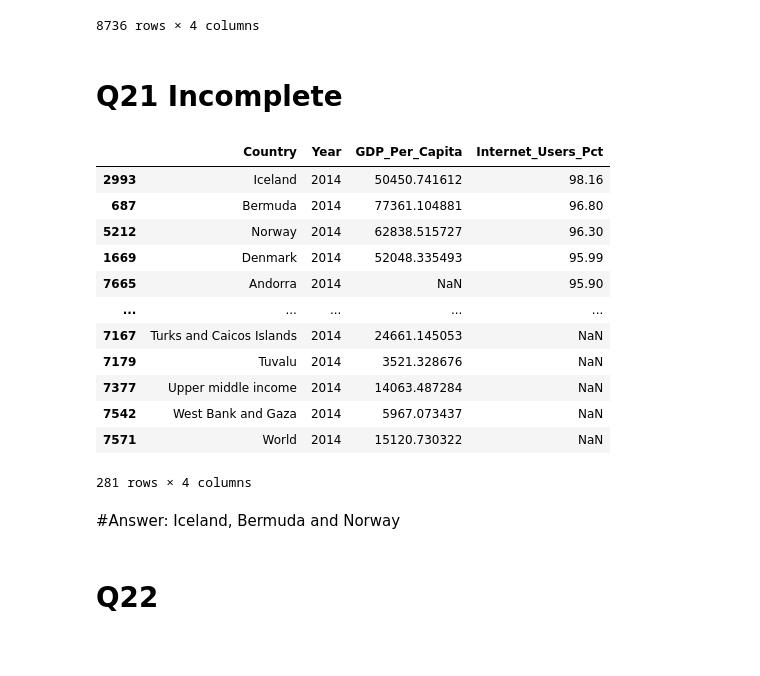
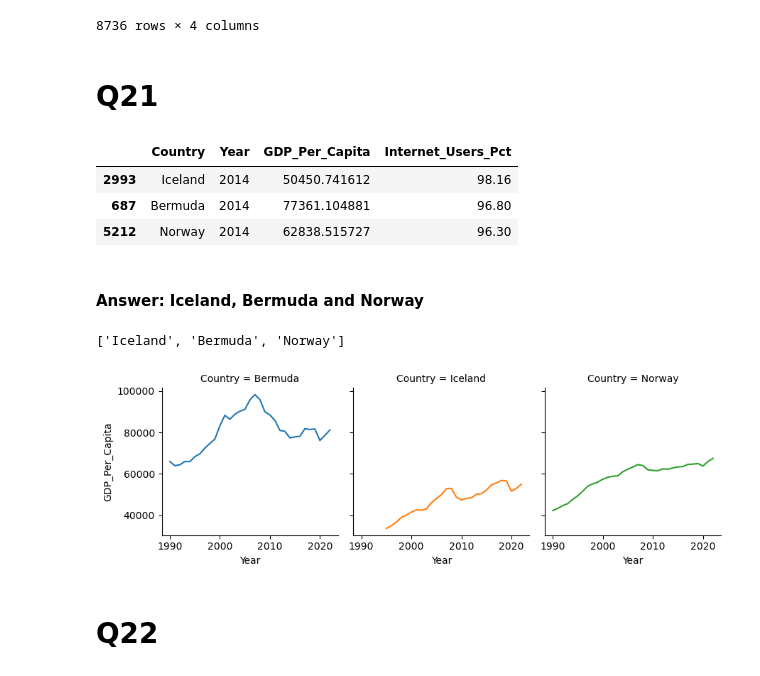
Before and after one commit to NSS-Data-Analytics-Cohort-11/undata-rneyin, a Jupyter notebook: notebook/UN_da11_rn.ipynb, the cells around one changed output. Cells and saved outputs as stored; diff of their text form; code cells hidden in the pictures.

```diff
--- a/notebook/UN_da11_rn.ipynb
+++ b/notebook/UN_da11_rn.ipynb
@@ -610,28 +623,30 @@ gdp_and_internet_use
 | 8735 | Yemen | 1990 | NaN | 0.000000 |
 8736 rows × 4 columns
 # %% [markdown]
-# Q21 Incomplete
+# Q21
 # %%
 #gdp_and_internet_use[gdp_and_internet_use[Internet_Users_Pct].value_sort
 
-gdpint2014= gdp_and_internet_use[gdp_and_internet_use["Year"]==2014]
-gdpint2014.sort_values(['Internet_Users_Pct'], ascending= False)
+#Co= gdp_and_internet_use[gdp_and_internet_use["Year"]==2014]
+Co = gdpint2014.sort_values(['Internet_Users_Pct'], ascending= False).head(3)
+Co
 # %% [output]
 |  | Country | Year | GDP_Per_Capita | Internet_Users_Pct |
 | 2993 | Iceland | 2014 | 50450.741612 | 98.16 |
 | 687 | Bermuda | 2014 | 77361.104881 | 96.80 |
 | 5212 | Norway | 2014 | 62838.515727 | 96.30 |
-| 1669 | Denmark | 2014 | 52048.335493 | 95.99 |
-| 7665 | Andorra | 2014 | NaN | 95.90 |
-| ... | ... | ... | ... | ... |
-| 7167 | Turks and Caicos Islands | 2014 | 24661.145053 | NaN |
-| 7179 | Tuvalu | 2014 | 3521.328676 | NaN |
-| 7377 | Upper middle income | 2014 | 14063.487284 | NaN |
-| 7542 | West Bank and Gaza | 2014 | 5967.073437 | NaN |
-| 7571 | World | 2014 | 15120.730322 | NaN |
-281 rows × 4 columns
 # %% [markdown]
-#Answer: Iceland, Bermuda and Norway
+#### Answer: Iceland, Bermuda and Norway
+# %%
+# cereate list pof 3 countries
+Co['Country'].tolist()
+# %% [output]
+['Iceland', 'Bermuda', 'Norway']
+# %%
+gr= sns.FacetGrid(gdp_and_internet_use[gdp_and_internet_use['Country'].isin(Co['Country'].tolist())],col="Country", hue= "Country")
+gr.map_dataframe(sns.lineplot, x="Year", y="GDP_Per_Capita")
+# %% [output]
+[figure, added]
 # %% [markdown]
 # Q22
 # %%
```
Also changed, not shown: parts of 34 cells of this notebook.
